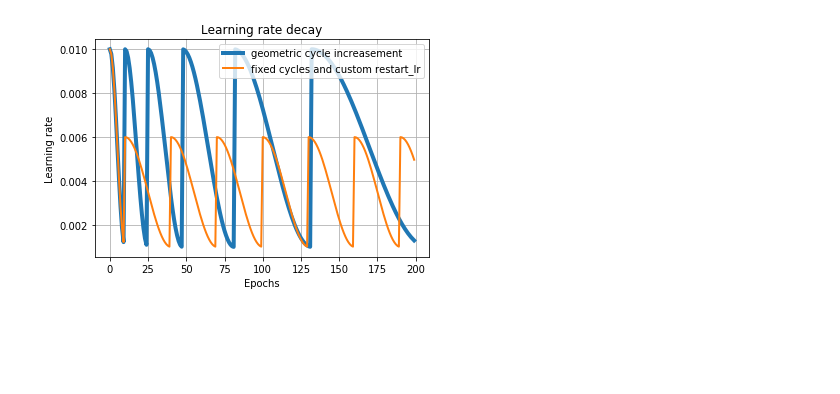
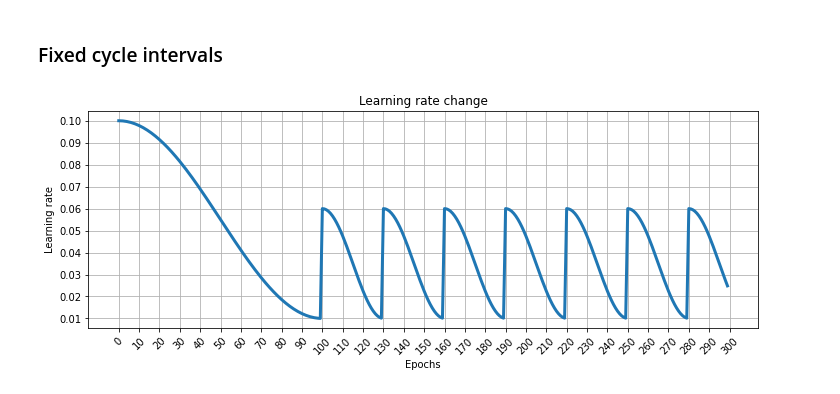
Before and after one commit to abhuse/cyclic-cosine-decay, a Jupyter notebook: example.ipynb, the cells around one changed output. Saved outputs shown, nothing was run; the diff lists cells and outputs as text; code cells hidden in the pictures; blank space fills up the shorter version.

```diff
--- a/example.ipynb
+++ b/example.ipynb
@@ -58,14 +52,40 @@ for epoch in epochs:
-# %%
-lines = plt.plot(epochs, lr_geo, epochs, lr_fix)
-plt.setp(lines[0], linewidth=4)
-plt.setp(lines[1], linewidth=2)
-
-plt.legend(('geometric cycle increasement', 'fixed cycles and custom restart_lr'),
-           loc='upper right')
-plt.title('Learning rate decay')
-plt.xlabel('Epochs')
-plt.ylabel('Learning rate')
-plt.grid(True)
-plt.show()
-# %% [output]
-[figure, removed]
+# %%
+def visualize_learning_rate(scheduler, epochs):
+    lrs = [[] for _ in range(len(scheduler.optimizer.param_groups))]
+    for epoch in range(epochs):
+        train()
+        validate()
+        for lst, dct in zip(lrs, scheduler.optimizer.param_groups):
+            lst.append(dct['lr'])
+#         lrs.append(scheduler.optimizer.param_groups[0]["lr"])
+        scheduler.step()
+
+    lists = []
+    for l in lrs:
+        lists.append(list(range(epochs)))
+        lists.append(l)
+    plt.figure(figsize=(12,4))
+    lines = plt.plot(*lists)
+    plt.setp(lines[0], linewidth=3)
+    plt.title('Learning rate change')
+    plt.xlabel('Epochs')
+    plt.ylabel('Learning rate')
+    plt.xticks(np.arange(0, epochs + 1, 10), rotation=45)
+    plt.yticks(np.arange(0.01, 0.11, 0.01))
+    plt.grid(True)
+    plt.show()
+# %%
+model = TestNet()
+# %% [markdown]
+### Fixed cycle intervals
+# %%
+optimizer = optim.SGD(model.parameters(), lr=0.1)
+scheduler = CyclicCosineDecayLR(optimizer,
+                                init_decay_epochs=100,
+                                min_decay_lr=0.01,
+                                restart_interval = 30,
+                                restart_lr=0.06)
+
+visualize_learning_rate(scheduler, epochs=300)
+# %% [output]
+[figure, added]
```
Also changed, not shown: parts of 19 cells of this notebook, 3 other files.
